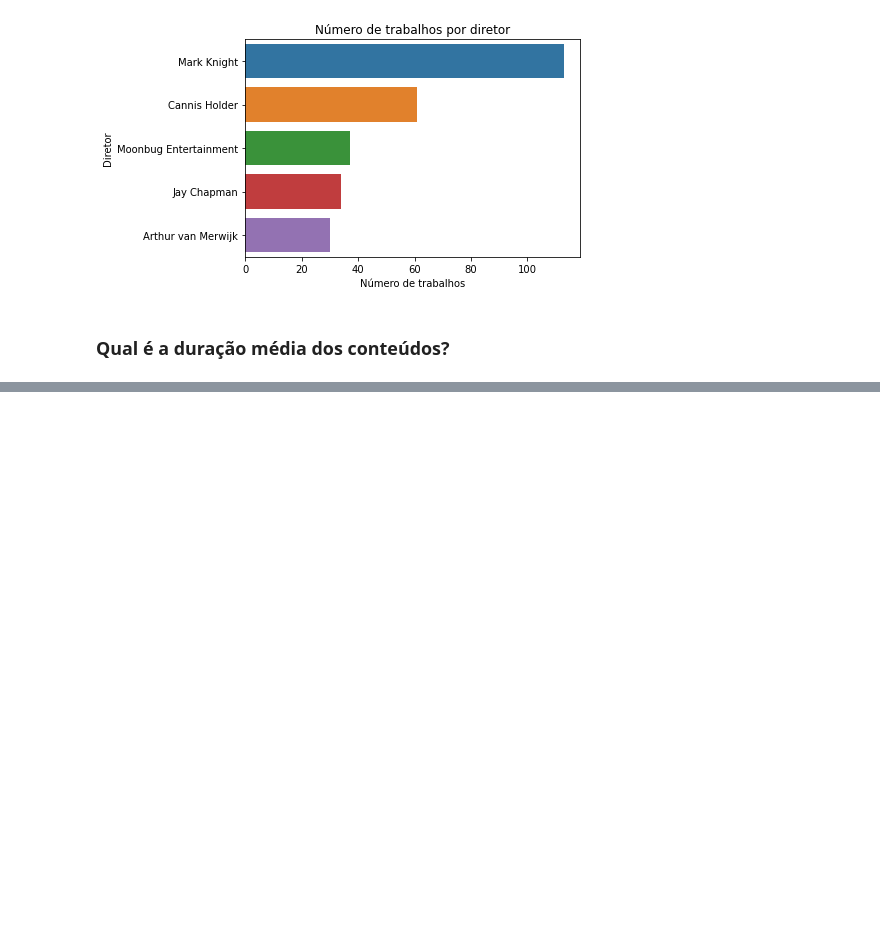
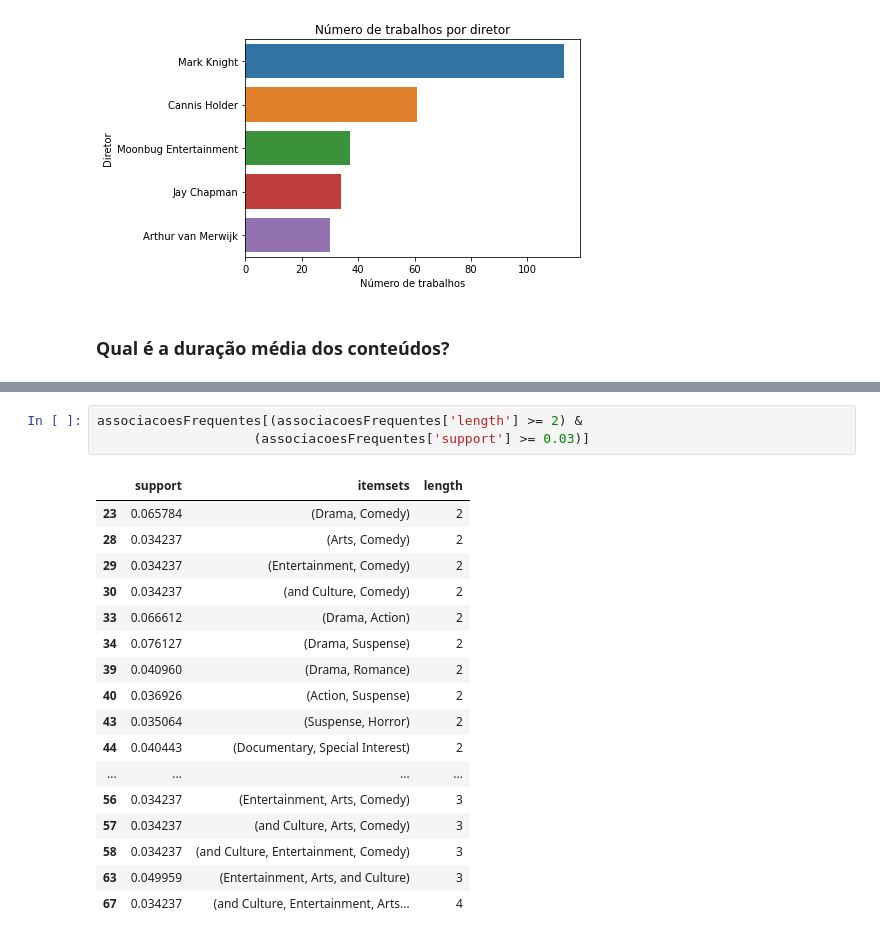
Before and after one commit to RodrigoSoares256/ExplanatoryAnalysis, a Jupyter notebook: AmazonCatalog.ipynb, the cells around one changed output, grey strips where cells are left out. Drawn from its saved outputs; the diff is of its cells as text; blank space fills up the shorter version.

```diff
--- a/AmazonCatalog.ipynb
+++ b/AmazonCatalog.ipynb
@@ -124,0 +226,21 @@ dtype: object
+# %%
+associacoesFrequentes[(associacoesFrequentes['length'] >= 2) &
+                    (associacoesFrequentes['support'] >= 0.03)]
+# %% [output]
+|  | support | itemsets | length |
+| 23 | 0.065784 | (Drama, Comedy) | 2 |
+| 28 | 0.034237 | (Arts, Comedy) | 2 |
+| 29 | 0.034237 | (Entertainment, Comedy) | 2 |
+| 30 | 0.034237 | (and Culture, Comedy) | 2 |
+| 33 | 0.066612 | (Drama, Action) | 2 |
+| 34 | 0.076127 | (Drama, Suspense) | 2 |
+| 39 | 0.040960 | (Drama, Romance) | 2 |
+| 40 | 0.036926 | (Action, Suspense) | 2 |
+| 43 | 0.035064 | (Suspense, Horror) | 2 |
+| 44 | 0.040443 | (Documentary, Special Interest) | 2 |
+| ... | ... | ... | ... |
+| 56 | 0.034237 | (Entertainment, Arts, Comedy) | 3 |
+| 57 | 0.034237 | (and Culture, Arts, Comedy) | 3 |
+| 58 | 0.034237 | (and Culture, Entertainment, Comedy) | 3 |
+| 63 | 0.049959 | (Entertainment, Arts, and Culture) | 3 |
+| 67 | 0.034237 | (and Culture, Entertainment, Arts... | 4 |
```
Also changed, not shown: parts of 16 cells of this notebook.
